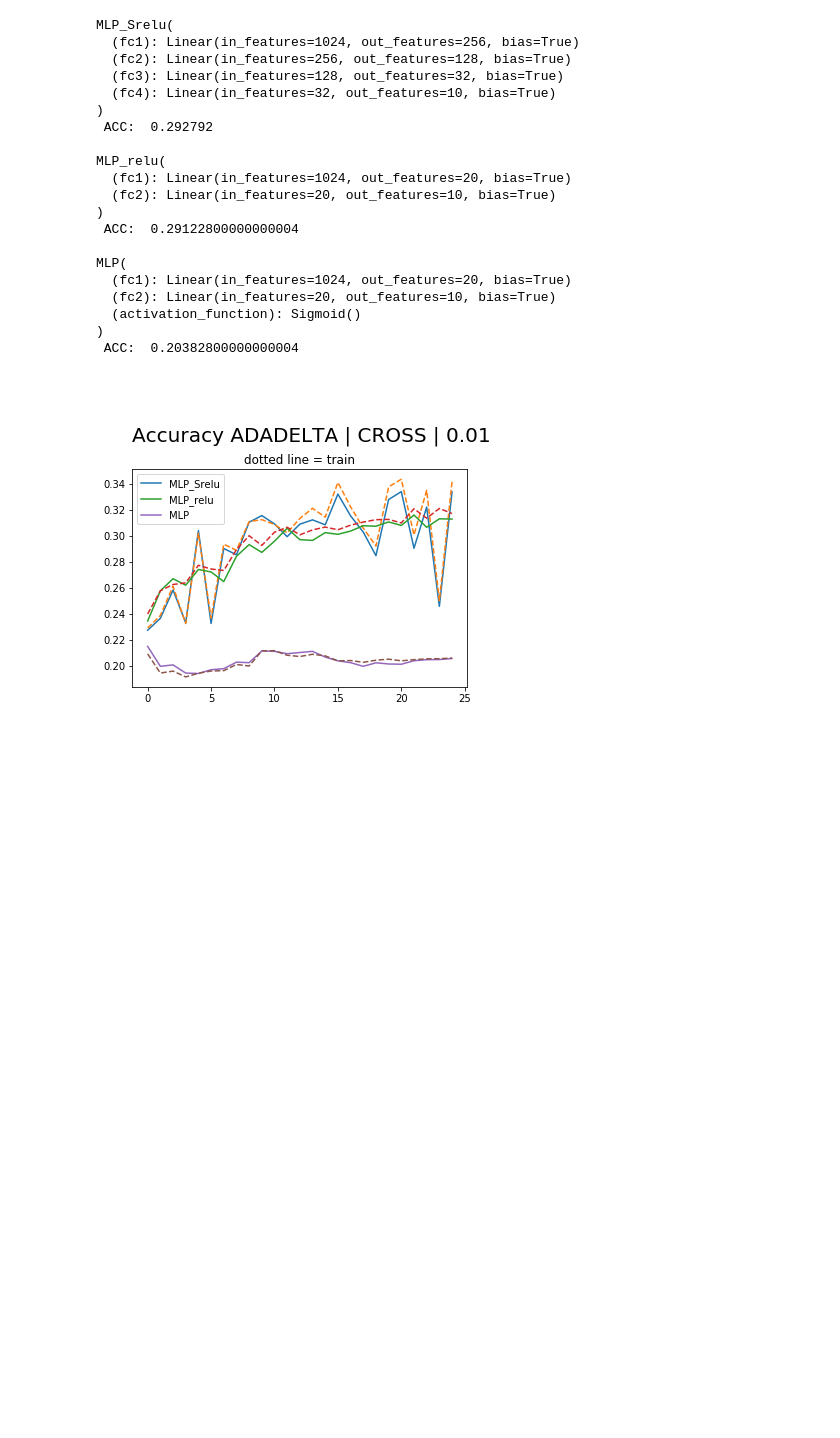
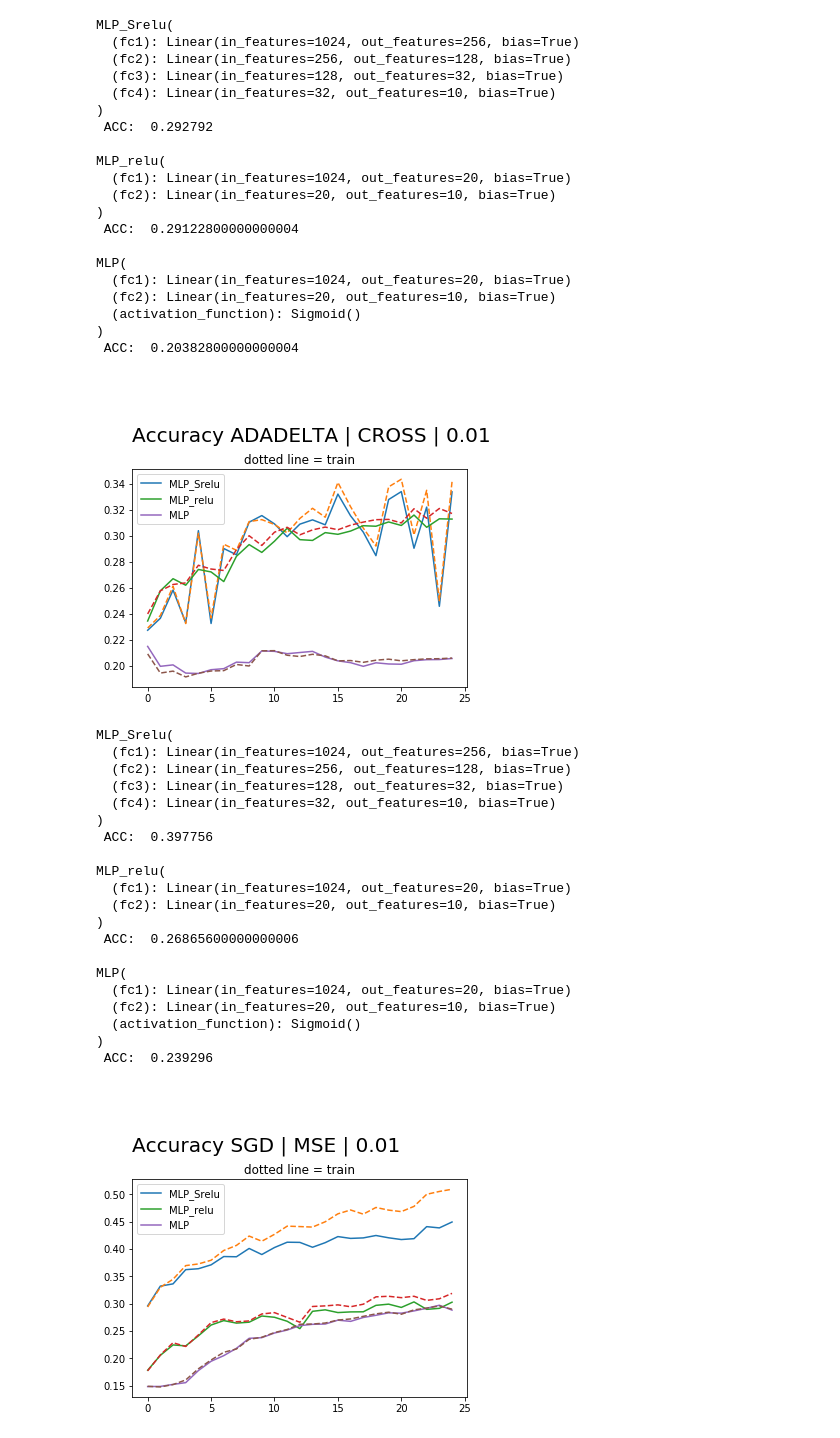
Before and after one commit to dwahast/Deep-Learning, a Jupyter notebook: MLP_PyTorch.ipynb, the cells around one changed output. Saved outputs shown, nothing was run; the diff lists cells and outputs as text; code cells hidden in the pictures; blank space fills up the shorter version.

Commit message:
Outputs SGD MSE

```diff
--- a/MLP_PyTorch.ipynb
+++ b/MLP_PyTorch.ipynb
@@ -376,3 +392,27 @@ MLP(
 )
  ACC:  0.20382800000000004
 [figure]
+# %%
+graphical_outputs(trained_models2)
+# %% [output]
+MLP_Srelu(
+  (fc1): Linear(in_features=1024, out_features=256, bias=True)
+  (fc2): Linear(in_features=256, out_features=128, bias=True)
+  (fc3): Linear(in_features=128, out_features=32, bias=True)
+  (fc4): Linear(in_features=32, out_features=10, bias=True)
+)
+ ACC:  0.397756
+
+MLP_relu(
+  (fc1): Linear(in_features=1024, out_features=20, bias=True)
+  (fc2): Linear(in_features=20, out_features=10, bias=True)
+)
+ ACC:  0.26865600000000006
+
+MLP(
+  (fc1): Linear(in_features=1024, out_features=20, bias=True)
+  (fc2): Linear(in_features=20, out_features=10, bias=True)
+  (activation_function): Sigmoid()
+)
+ ACC:  0.239296
+[figure, added]
```
Also changed, not shown: parts of 1 cell of this notebook.
